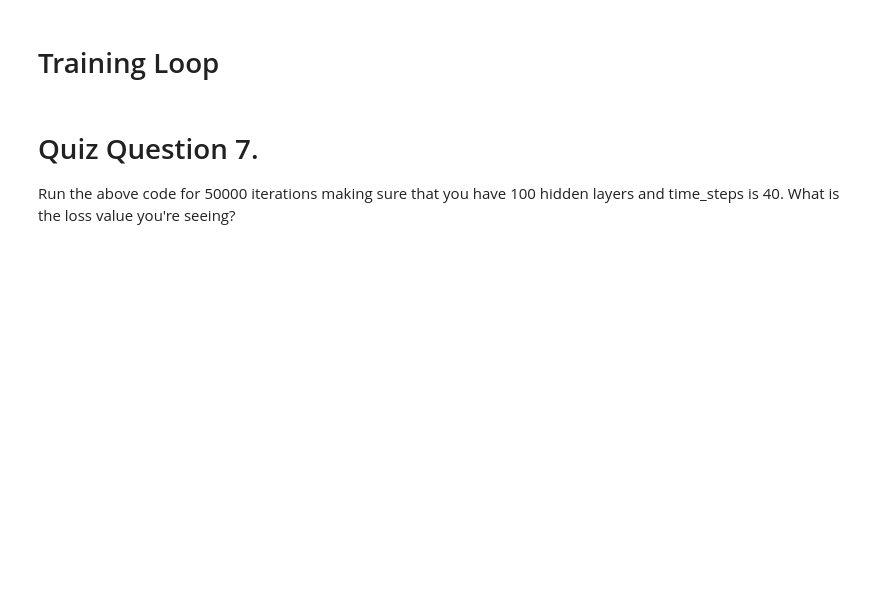
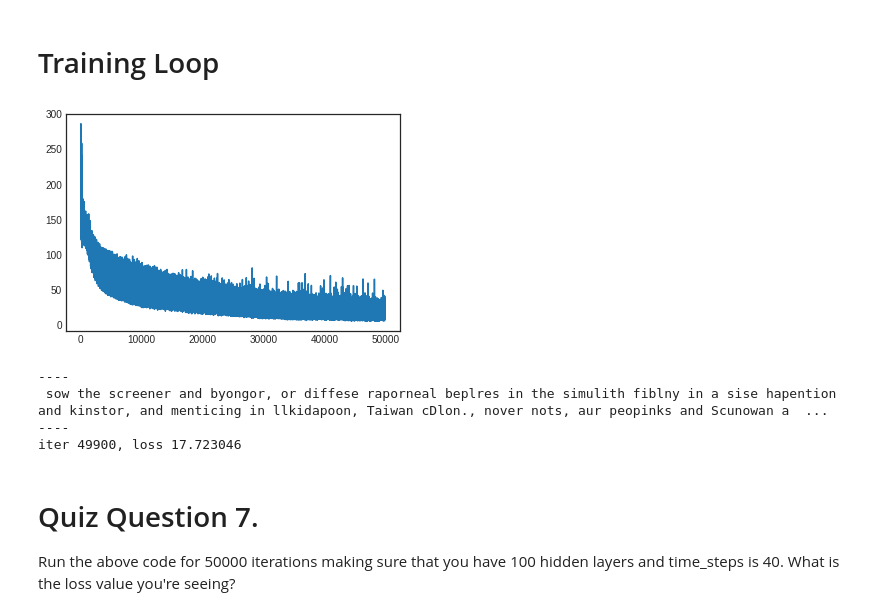
Before and after one commit to gkdivya/ComputerVisionAI, a Jupyter notebook: Phase2/3.LSTM/EVA_P2S3.ipynb, the cells around one changed output. Saved outputs shown, nothing was run; the diff lists cells and outputs as text; code cells hidden in the pictures; blank space fills up the shorter version.

```diff
--- a/Phase2/3.LSTM/EVA_P2S3.ipynb
+++ b/Phase2/3.LSTM/EVA_P2S3.ipynb
@@ -26,8 +33,8 @@ idx_to_char = {i:ch for i,ch in enumerate(chars)}
 # %% [markdown]
 # Constants and Hyperparameters
 # %%
-Hidden_Layer_size = 10 #size of the hidden layer
-Time_steps = 10 # Number of time steps (length of the sequence) used for training
+#Hidden_Layer_size = 10 #size of the hidden layer
+#Time_steps = 10 # Number of time steps (length of the sequence) used for training
 learning_rate = 1e-1 # Learning Rate
 weight_sd = 0.1 #Standard deviation of weights for initialization
 z_size = Hidden_Layer_size + X_size #Size of concatenation(H, X) vector
@@ -35,16 +42,16 @@ z_size = Hidden_Layer_size + X_size #Size of concatenation(H, X) vector
 # Activation Functions and Derivatives
 # %%
 def sigmoid(x): # sigmoid function
-  return # write your code here
+  return 1 / (1 + np.exp(-x))
 
 def dsigmoid(y): # derivative of sigmoid function
-  return # write your code here
+  return y * (1 - y)
 
 def tanh(x): # tanh function
-  return # write your code here
+  return np.tanh(x)
 
 def dtanh(y): # derivative of tanh
-  return # write your code here
+  return 1 - y * y
 # %% [markdown]
 # Quiz Question 1
 
@@ -85,9 +102,9 @@ Please note that we are concatenating the old_hidden_vector and new_input.
 
 In the class definition below, what should be size_a, size_b, and size_c? ONLY use the variables defined above.
 # %%
-size_a = # write your code here
-size_b = # write your code here
-size_c = # write your code here
+size_a = Hidden_Layer_size #Hidden Layers size
+size_b =  z_size # Size of concatenate(H, X) vector
+size_c = X_size # Number of characters
 
 class Parameters:
     def __init__(self):
@@ -143,17 +160,19 @@ def forward(x, h_prev, C_prev, p = parameters):
     assert x.shape == (X_size, 1)
     assert h_prev.shape == (Hidden_Layer_size, 1)
     assert C_prev.shape == (Hidden_Layer_size, 1)
+    #z=[ht−1,x]
+    z = np.row_stack((h_prev, x))
+    #ft=σ(Wf⋅z+bf)
+    f = sigmoid(np.dot(p.W_f.v, z) + p.b_f.v)
+    #i=σ(Wi⋅z+bi)
+    i = sigmoid(np.dot(p.W_i.v, z) + p.b_i.v)
+    #C=tanh(WC⋅z+bC)
+    C_bar = tanh(np.dot(p.W_C.v, z) + p.b_C.v)
+    C = f * C_prev + i * C_bar
+    o = sigmoid(np.dot(p.W_o.v, z) + p.b_o.v)
+    h = o * tanh(C)
 
-    z = np.row_stack((h_prev, x))
-    f = # write your code here
-    i = # write your code here
-    C_bar = # write your code here
-
-    C = # write your code here
-    o = # write your code here
-    h = # write your code here
-
-    v = # write your code here
+    v = np.dot(p.W_v.v, h) + p.b_v.v
     y = np.exp(v) / np.sum(np.exp(v)) #softmax
 
     return z, f, i, C_bar, C, o, h, v, y
@@ -369,36 +400,42 @@ plot_loss = np.zeros((0))
 # %% [markdown]
 # Training Loop
 # %%
-iter = 1000
+iter = 50000
 while iter > 0:
   # Reset
   if pointer + Time_steps >= len(data) or iteration == 0:
       g_h_prev = np.zeros((Hidden_Layer_size, 1))
       g_C_prev = np.zeros((Hidden_Layer_size, 1))
       pointer = 0
 
 
   inputs = ([char_to_idx[ch]
               for ch in data[pointer: pointer + Time_steps]])
   targets = ([char_to_idx[ch]
               for ch in data[pointer + 1: pointer + Time_steps + 1]])
 
   loss, g_h_prev, g_C_prev = \
       forward_backward(inputs, targets, g_h_prev, g_C_prev)
   smooth_loss = smooth_loss * 0.999 + loss * 0.001
 
   # Print every hundred steps
   if iteration % 100 == 0:
       update_status(inputs, g_h_prev, g_C_prev)
 
   update_paramters()
 
   plot_iter = np.append(plot_iter, [iteration])
   plot_loss = np.append(plot_loss, [loss])
 
   pointer += Time_steps
   iteration += 1
   iter = iter -1
+# %% [output]
+[figure, added]
+----
+ sow the screener and byongor, or diffese raporneal beplres in the simulith fiblny in a sise hapention and kinstor, and menticing in llkidapoon, Taiwan cDlon., nover nots, aur peopinks and Scunowan a  ...
+----
+iter 49900, loss 17.723046
 # %% [markdown]
 # Quiz Question 7.
 
```
Also changed, not shown: parts of 7 cells of this notebook.
